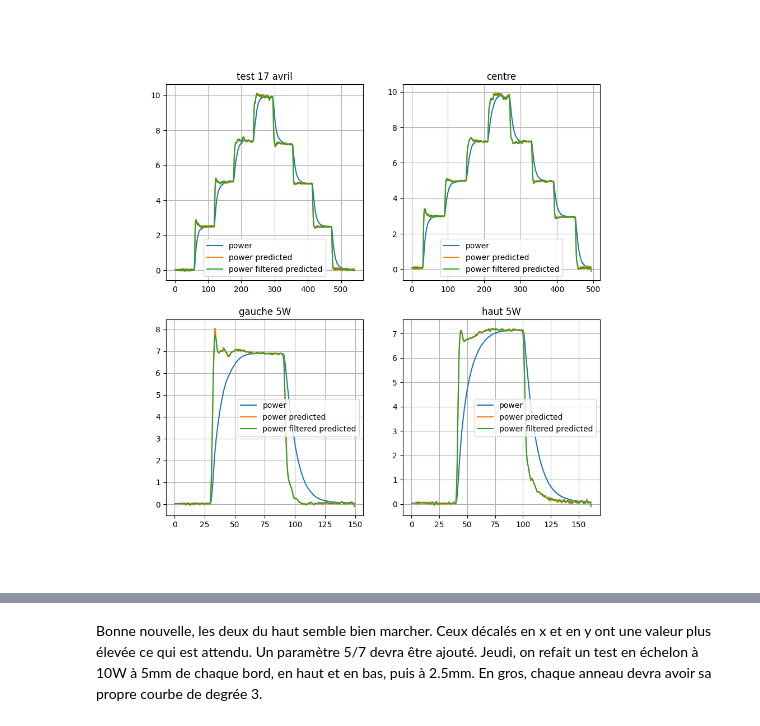
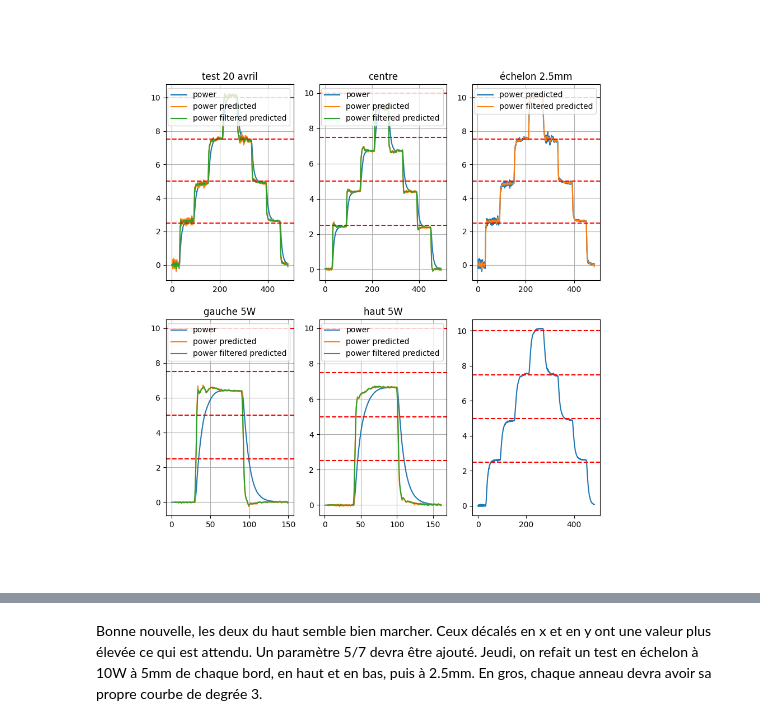
Before and after one commit to sapar82/Design-3-Team-2, a Jupyter notebook: Programmation/Debuggage/Script Python/notebook.ipynb, the cells around one changed output, grey strips where cells are left out. Drawn from its saved outputs; the diff is of its cells as text; code cells hidden in the pictures.

```diff
--- a/Programmation/Debuggage/Script Python/notebook.ipynb
+++ b/Programmation/Debuggage/Script Python/notebook.ipynb
@@ -22,17 +29,20 @@ data.drop(['4', '11', '12', '13', '25', '26', '27', '44', '45', '46', '47', 'ref
 data_centre.drop(['4', '11', '12', '13', '25', '26', '27', '44', '45', '46', '47', 'ref1', 'ref2' , 'ref3', '28', '48','101','59', '102', '32'], axis=1, inplace=True)
 data_left5w.drop(['4', '11', '12', '13', '25', '26', '27', '44', '45', '46', '47', 'ref1', 'ref2' , 'ref3', '28', '48','101','59', '102', '32'], axis=1, inplace=True)
 data_up5w.drop(['4', '11', '12', '13', '25', '26', '27', '44', '45', '46', '47', 'ref1', 'ref2' , 'ref3', '28', '48','101','59', '102', '32'], axis=1, inplace=True)
+data_echelon2_5.drop(['4', '11', '12', '13', '25', '26', '27', '44', '45', '46', '47', 'ref1', 'ref2' , 'ref3', '28', '48','101','59', '102', '32'], axis=1, inplace=True)
 # %%
 
 data_temp = convert_to_temp(data)
 data_centre_temp = convert_to_temp(data_centre)
 data_left5w_temp = convert_to_temp(data_left5w)
 data_up5w_temp = convert_to_temp(data_up5w)
+data_echelon2_5_temp = convert_to_temp(data_echelon2_5)
 
 highest_temp = rank_temperature(data_temp)
 highest_temp_centre = rank_temperature(data_centre_temp)
 highest_temp_left5w = rank_temperature(data_left5w_temp)
 highest_temp_up5w = rank_temperature(data_up5w_temp)
+highest_temp_echelon2_5 = rank_temperature(data_echelon2_5_temp)
 # %%
 def plot(ax, data, temperature_rank, n, title="", mean=False):
     """
@@ -81,0 +108,13 @@ plot(ax[1, 1], delta_t_up5w, highest_temp_up5w, n, "haut 5W", mean=True)
+# %%
+x = [0, 14, 26, 37.3, 45]
+y = [0, 2.5, 5, 7.5, 10]
+popt, pcov = curve_fit(degree3, x, y)
+popt2, pcov2 = curve_fit(degree2, x, y)
+print(popt)
+print(popt2)
+fig, ax = plt.subplots(1, 1, figsize=(5, 5))
+ax.plot([0, 14, 26, 37.3, 45], [0, 2.5, 5, 7.5, 10], 'o', label = "data")
+x = np.linspace(0, 60, 100)
+ax.plot(x, degree3(x, *popt), label = "3rd degree")
+ax.plot(x, degree2(x, *popt2), label = "2nd degree")
+ax.legend()
@@ -104,33 +153,46 @@ power_up5w_filtered_predicted = predictive_algo(power_up5w_convolved, c,d, delta
 # %%
 %matplotlib widget
 # %%
-fig, ax = plt.subplots(2, 2, figsize=(10, 10))
-ax[0, 0].plot(data_temp["time"], power, label="power")
+fig, ax = plt.subplots(2, 3, figsize=(10, 10))
+ax[0, 0].plot(data_temp["time"], power[highest_temp[0]], label="power")
 ax[0, 0].plot(data_temp["time"][10:], power_predicted, label="power predicted")
 ax[0, 0].plot(data_temp["time"][10:], power_filtered_predicted, label="power filtered predicted")
 ax[0, 0].legend()
-ax[0, 0].set_title("test 17 avril")
+ax[0, 0].set_title("test 20 avril")
 ax[0, 0].grid()
-ax[0, 1].plot(data_centre_temp["time"], power_centre, label="power")
+ax[0, 1].plot(data_centre_temp["time"], power_centre[highest_temp_centre[0]], label="power")
 ax[0, 1].plot(data_centre_temp["time"][10:], power_centre_predicted, label="power predicted")
 ax[0, 1].plot(data_centre_temp["time"][10:], power_centre_filtered_predicted, label="power filtered predicted")
 ax[0, 1].legend()
 ax[0, 1].set_title("centre")
 ax[0, 1].grid()
-ax[1, 0].plot(data_left5w_temp["time"], power_left5w, label="power")
+ax[1, 0].plot(data_left5w_temp["time"], power_left5w[highest_temp_left5w[0]], label="power")
 ax[1, 0].plot(data_left5w_temp["time"][10:], power_left5w_predicted, label="power predicted")
 ax[1, 0].plot(data_left5w_temp["time"][10:], power_left5w_filtered_predicted, label="power filtered predicted")
 ax[1, 0].legend()
 ax[1, 0].set_title("gauche 5W")
 ax[1, 0].grid()
-ax[1, 1].plot(data_up5w_temp["time"], power_up5w, label="power")
+ax[1, 1].plot(data_up5w_temp["time"], power_up5w[highest_temp_up5w[0]], label="power")
 ax[1, 1].plot(data_up5w_temp["time"][10:], power_up5w_predicted, label="power predicted")
 ax[1, 1].plot(data_up5w_temp["time"][10:], power_up5w_filtered_predicted, label="power filtered predicted")
 ax[1, 1].legend()
 ax[1, 1].set_title("haut 5W")
 ax[1, 1].grid()
+ax[1, 2].plot(data_echelon2_5_temp["time"], power_echelon2_5[highest_temp_echelon2_5[0]], label="power")
+ax[0, 2].plot(data_echelon2_5_temp["time"][10:], power_echelon2_5_predicted, label="power predicted")
+ax[0, 2].plot(data_echelon2_5_temp["time"][10:], power_echelon2_5_filtered_predicted, label="power filtered predicted")
+ax[0, 2].legend()
+ax[0, 2].set_title("échelon 2.5mm")
+ax[0, 2].grid()
+#plot dot hline at 2.5, 5, 7.5 and 10W for each plot
+for i in range(2):
+    for j in range(3):
+        ax[i, j].axhline(y=2.5, color='r', linestyle='--')
+        ax[i, j].axhline(y=5, color='r', linestyle='--')
+        ax[i, j].axhline(y=7.5, color='r', linestyle='--')
+        ax[i, j].axhline(y=10, color='r', linestyle='--')
 # %% [output]
-[figure, old version]
+[figure, new version]
 # %%
 power_predicted_sepate = predictive_algo(power_convolved, c,d, delta=[5,5,5], separation=True)
 power_centre_predicted_sepate = predictive_algo(power_centre_convolved, c,d, delta=[5,5,5], separation=True)
```
Also changed, not shown: parts of 21 cells of this notebook, 3 other files.
